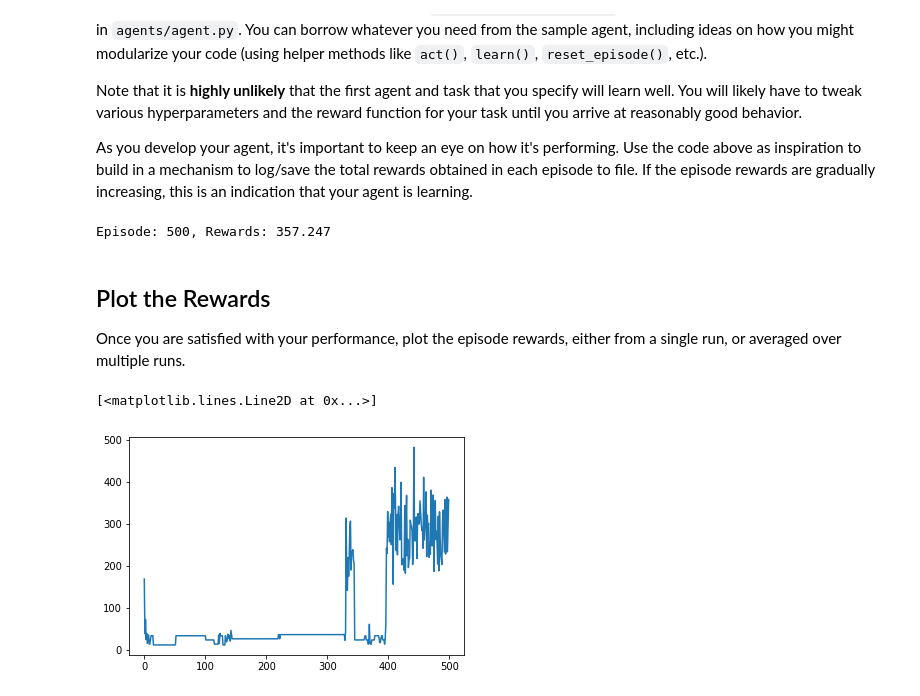
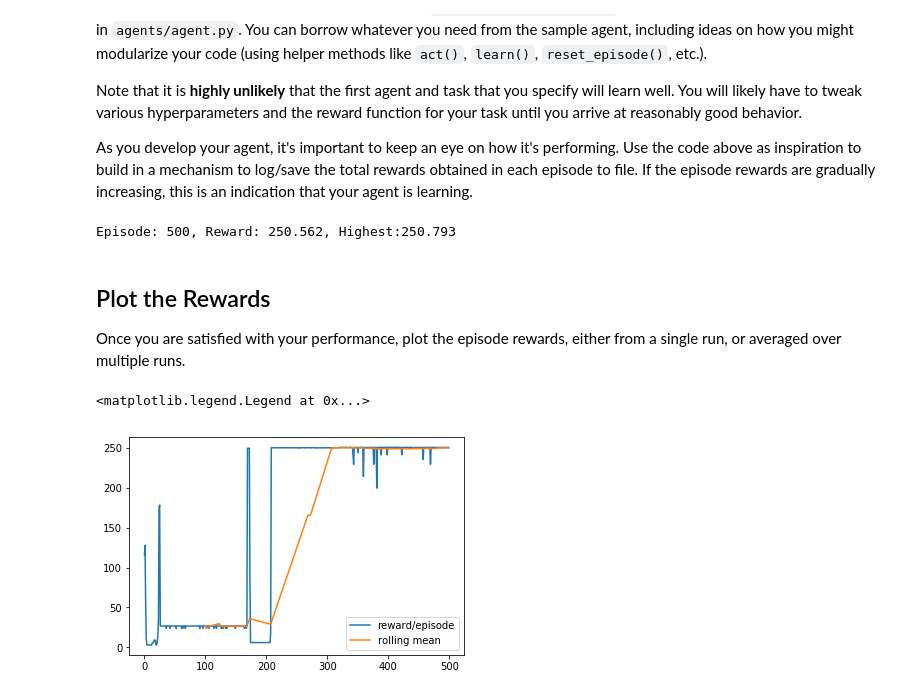
Before and after one commit to ashiquem/RL-Quadcopter-2, a Jupyter notebook: Quadcopter_Project.ipynb, the cells around one changed output. Saved outputs shown, nothing was run; the diff lists cells and outputs as text; code cells hidden in the pictures.

Commit message:
ready for review
updated reward function, tuned hyperparameters

```diff
--- a/Quadcopter_Project.ipynb
+++ b/Quadcopter_Project.ipynb
@@ -221,14 +222,14 @@ init_pose = np.array([0., 0., 0., 0., 0., 0.])  # initial pose
 init_velocities = np.array([0., 0., 0.])         # initial velocities
 init_angle_velocities = np.array([0., 0., 0.])   # initial angle velocities
 target_pos = np.array([0.,0.,100.])
-runtime = 500
+runtime = 5
 task = Task(init_pose, init_velocities, init_angle_velocities, runtime,target_pos)
 
 file_output = 'training_log.txt'                 # file name for saved results
 done = False
 agent = DDPG(task)
 num_episodes = 500
-
+highest_reward = float("-inf")
 rewardslist = []
 # %%
 for i in range(1,num_episodes+1):
@@ -243,13 +244,16 @@ for i in range(1,num_episodes+1):
         total_reward += reward
 
         if done:
-            print("\rEpisode: {}, Rewards: {:7.3f}"
-                  .format(i,total_reward),end="")
+            if(total_reward>highest_reward):
+                highest_reward = total_reward
+
+            print("\rEpisode: {}, Reward: {:7.3f}, Highest:{:7.3f}"
+                  .format(i,total_reward,highest_reward),end="")
             rewardslist.append(total_reward)
             break
     sys.stdout.flush()
 # %% [output]
-Episode: 500, Rewards: 357.247
+Episode: 500, Reward: 250.562, Highest:250.793
 # %% [markdown]
 ## Plot the Rewards
 
@@ -257,7 +261,9 @@ Once you are satisfied with your performance, plot the episode rewards, either f
 # %%
 ## TODO: Plot the rewards.
 import matplotlib.pyplot as plt
-plt.plot(rewardslist)
+plt.plot(rewardslist,label='reward/episode')
+plt.plot(pd.DataFrame(rewardslist).rolling(100).mean(),label='rolling mean')
+plt.legend()
 # %% [output]
-[<matplotlib.lines.Line2D at 0x...>]
+<matplotlib.legend.Legend at 0x...>
-[figure, old version]
+[figure, new version]
```
Also changed, not shown: parts of 13 cells of this notebook, 5 other files.
